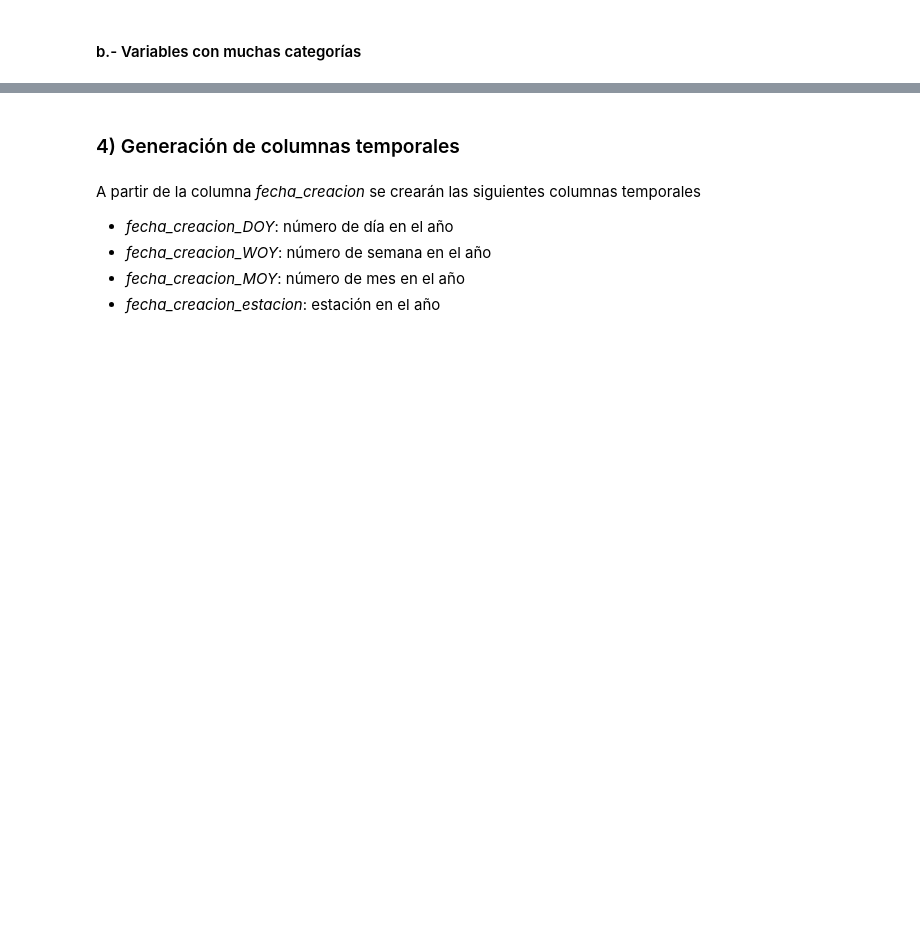
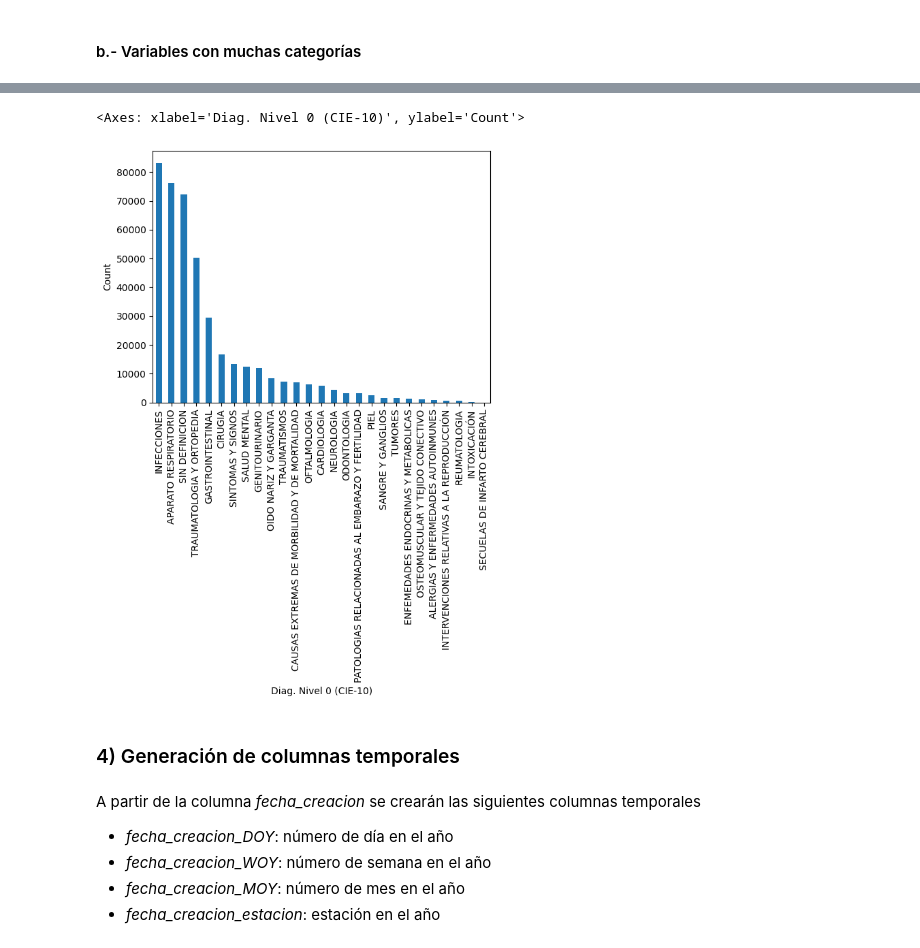
Before and after one commit to grabyc/diplodatos-mentoria, a Jupyter notebook: TP02/TP02_Consignas.ipynb, the cells around one changed output, grey strips where cells are left out. Cells and saved outputs as stored; diff of their text form; code cells hidden in the pictures; blank space fills up the shorter version.

```diff
--- a/TP02/TP02_Consignas.ipynb
+++ b/TP02/TP02_Consignas.ipynb
@@ -671,0 +748,4 @@ relev_df['motivo_rechazo'].value_counts().plot(kind='bar', xlabel='Motivo Rechaz
+# %%
+df_cod_lvl0 = df_cod.merge(df_cod[['code','description']], how='left',left_on='code_0',right_on='code', suffixes=('','_lvl0'))
+# %%
+relev_cie10_df = pd.merge(relev_keys_df, df_cod_lvl0[['code', 'description_lvl0']], left_on='key', right_on='code', how='left')
@@ -671,0 +756,7 @@ relev_df['motivo_rechazo'].value_counts().plot(kind='bar', xlabel='Motivo Rechaz
+# %%
+# Agrupa las filas por "diagnostico" y "key"
+grouped = relev_cie10_df.groupby(['diagnostico', 'key'])
+
+# Rellena los valores nulos en la columna "description_lvl0" con el valor de "categoria_diagnostico"
+relev_cie10_df['description_lvl0'] = grouped['categoria_diagnostico'].transform(lambda x: 'SIN DEFINICION' if
+    pd.isnull(x).all() == True else x.loc[x.first_valid_index()])
@@ -671,0 +765,22 @@ relev_df['motivo_rechazo'].value_counts().plot(kind='bar', xlabel='Motivo Rechaz
+# %%
+relev_cie10_df['description_lvl0'] = relev_cie10_df['description_lvl0'].replace({'RESPIRATORIO': 'APARATO RESPIRATORIO', \
+                                                                                 'DIGESTIVO': 'GASTROINTESTINAL', \
+                                                                                 'GENITAL FEMENINO': 'GENITOURINARIO', \
+                                                                                 'GENITAL MASCULINO': 'GENITOURINARIO', \
+                                                                                 'RIÑON Y VIAS URINARIAS': 'GENITOURINARIO', \
+                                                                                 'OTROS PROCEDIMIENTOS QUIRURGICOS SIN ESPECIFICAR': 'CIRUGIA', \
+                                                                                 'CARDIOVASCULAR': 'CARDIOLOGIA', \
+                                                                                 'enfermedades infecciosas': 'INFECCIONES', \
+                                                                                 'Ciertas enfermedades infecciosas y parasitarias': 'INFECCIONES', \
+                                                                                 'INFECCIONES VIRALES': 'INFECCIONES', \
+                                                                                 'OJO': 'OFTALMOLOGIA', \
+                                                                                 'OIDO': 'OIDO NARIZ Y GARGANTA', \
+                                                                                 'SISTEMA NERVIOSO': 'NEUROLOGIA', \
+                                                                                 'Enfermedades del Sistema Circulatorio': 'SANGRE Y GANGLIOS', \
+                                                                                 'TRASTORNOS VASCULARES': 'SANGRE Y GANGLIOS', \
+                                                                                 'BENIGNOS': 'TUMORES', \
+                                                                                 'MALIGNOS': 'TUMORES', \
+                                                                                 'CEREBRO Y NEUROLOGIA': 'NEUROLOGIA', \
+                                                                                 'SIN VALOR': 'SIN DEFINICION'})
+
+relev_cie10_df['description_lvl0'].value_counts()
@@ -672,3 +805,8 @@ relev_df['motivo_rechazo'].value_counts().plot(kind='bar', xlabel='Motivo Rechaz
+# %%
+relev_cie10_df['description_lvl0'].value_counts().plot(kind='bar', xlabel='Diag. Nivel 0 (CIE-10)', ylabel='Count', rot=90)
+# %% [output]
+<Axes: xlabel='Diag. Nivel 0 (CIE-10)', ylabel='Count'>
+[figure, added]
 # %% [markdown]
 ### 4) Generación de columnas temporales
 # %% [markdown]
```
Also changed, not shown: parts of 28 cells of this notebook.
